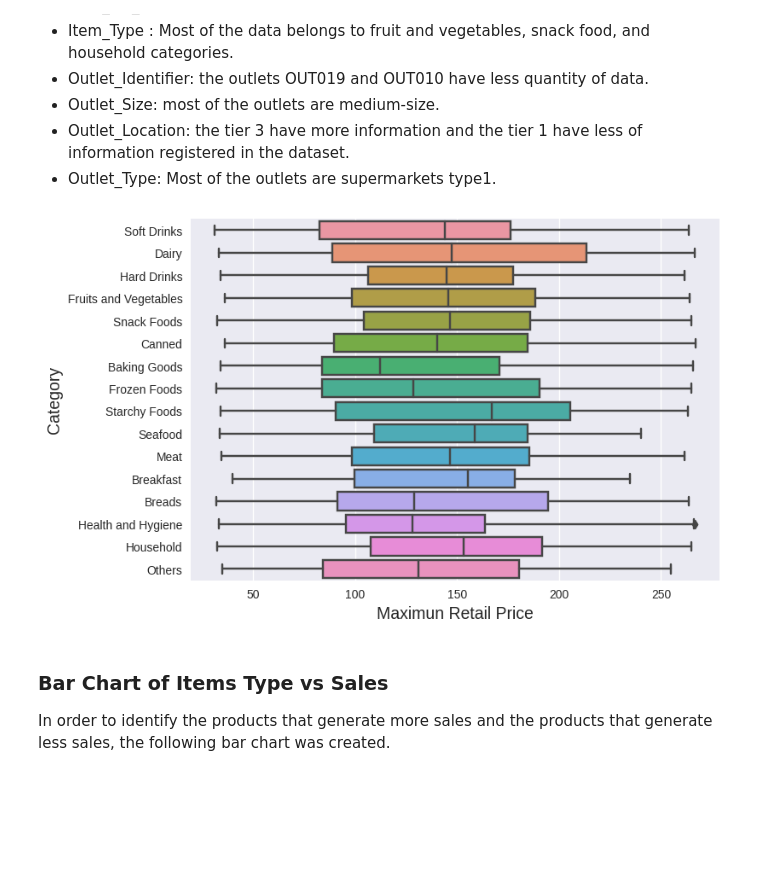
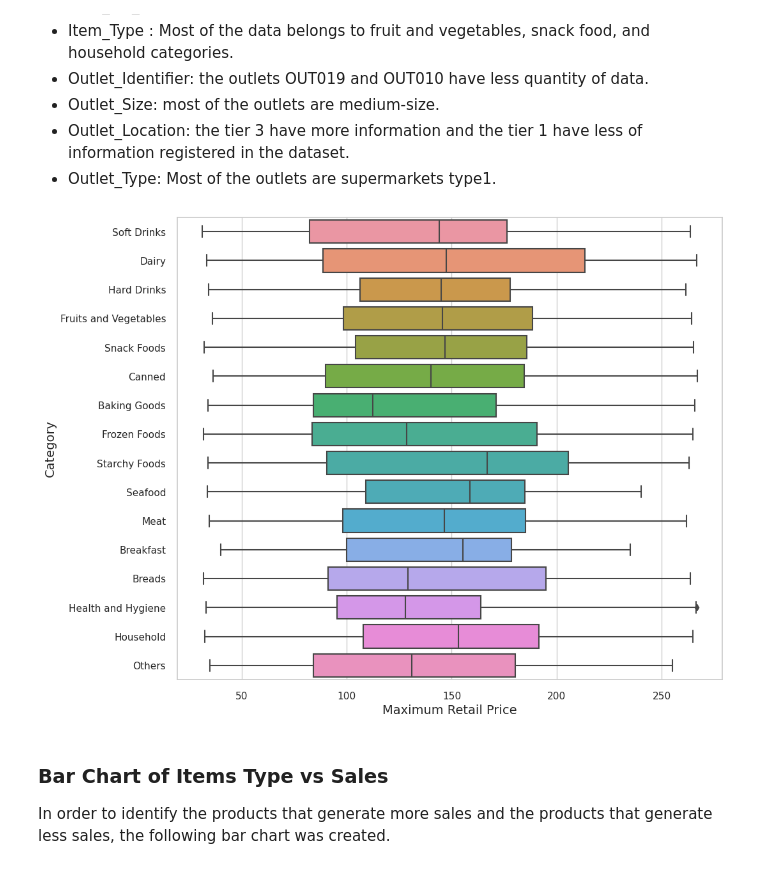
Before and after one commit to YeisonAndreyLiCe/food_sales_prediction, a Jupyter notebook: food_sales_forecast.ipynb, the cells around one changed output. Drawn from its saved outputs; the diff is of its cells as text; code cells hidden in the pictures; blank space fills up the shorter version.

Commit message:
modifying charts

```diff
--- a/food_sales_forecast.ipynb
+++ b/food_sales_forecast.ipynb
@@ -73,3 +75,24 @@ plt.style.use("seaborn")
+# %%
+%matplotlib inline
+sns.set_style(style='whitegrid')
+sns.set_context(context='notebook')
+plt.rcParams['figure.figsize'] = (11, 9.4)
+
+colors = {
+    'OUT019': "#456990",
+    'OUT046': "#114b5f",
+    'OUT049': "#9d69a3",
+    'OUT017': "#7a3b69",
+    'OUT035': "#9a879d",
+    'OUT045': "#61707d",
+    'OUT010':"#499167",
+    'OUT013': "#5fdd9d",
+    'OUT018': "#76f7bf",
+    'OUT027': "#91f9e5"
+}
+
+font_title = {"size":20, "color":"#114B5F"}
+font_label = {'color':  '#114B5F','size': 16}
 # %% [markdown]
 ## Charging Information
 # %%
@@ -455,10 +464,10 @@ for i in range(2):
 # %%
 sns.boxplot(x='Item_MRP', y='Item_Type', data=df)
 plt.ylabel("Category", fontsize=14)
-plt.xlabel("Maximun Retail Price", fontsize=14)
+plt.xlabel("Maximum Retail Price", fontsize=14)
 plt.show()
 # %% [output]
-[figure, old version]
+[figure, new version]
 # %% [markdown]
 ### Bar Chart of Items Type vs Sales
 In order to identify the products that generate more sales and the products that generate less sales, the following bar chart was created.
```
Also changed, not shown: parts of 28 cells of this notebook, 1 other file.
